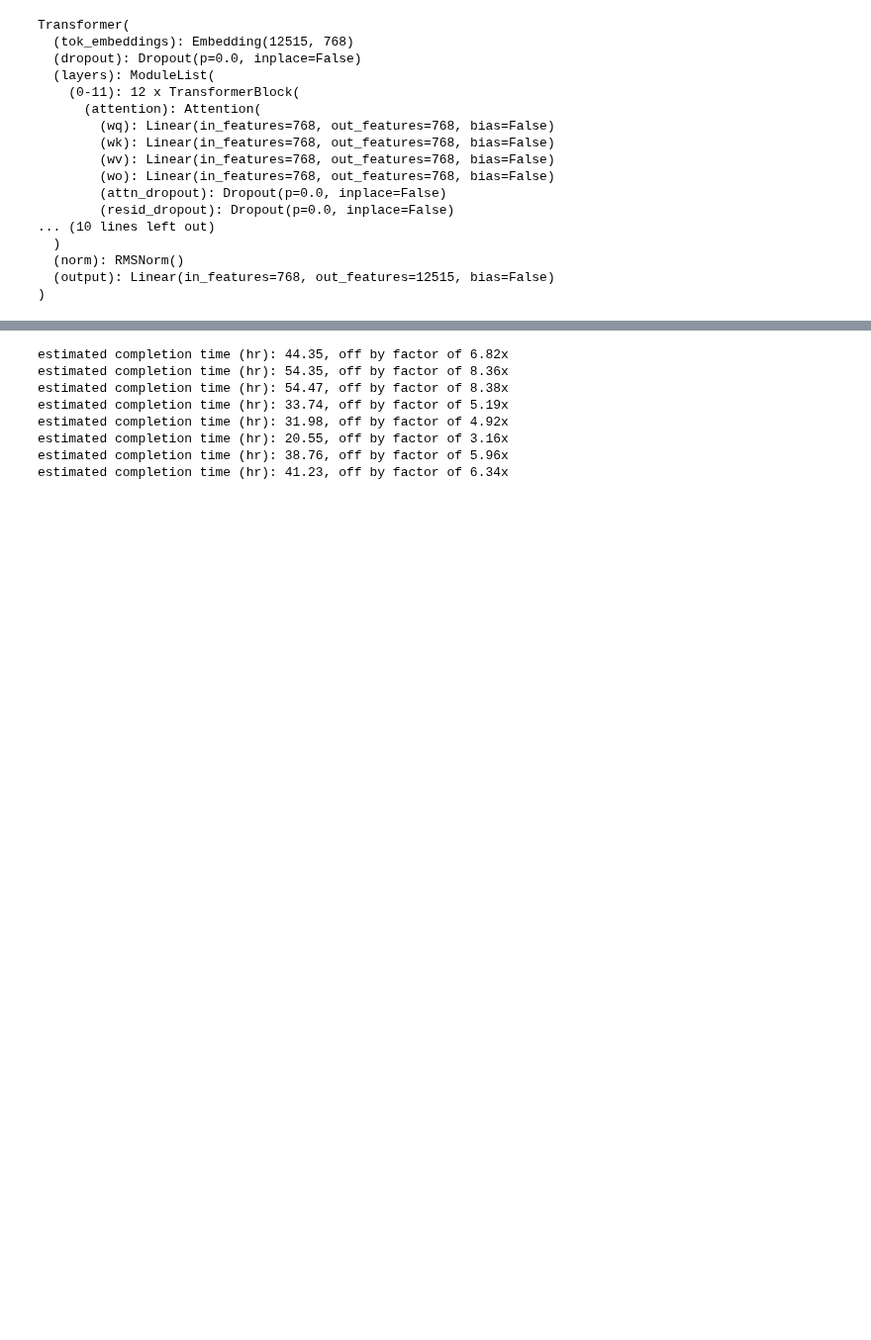
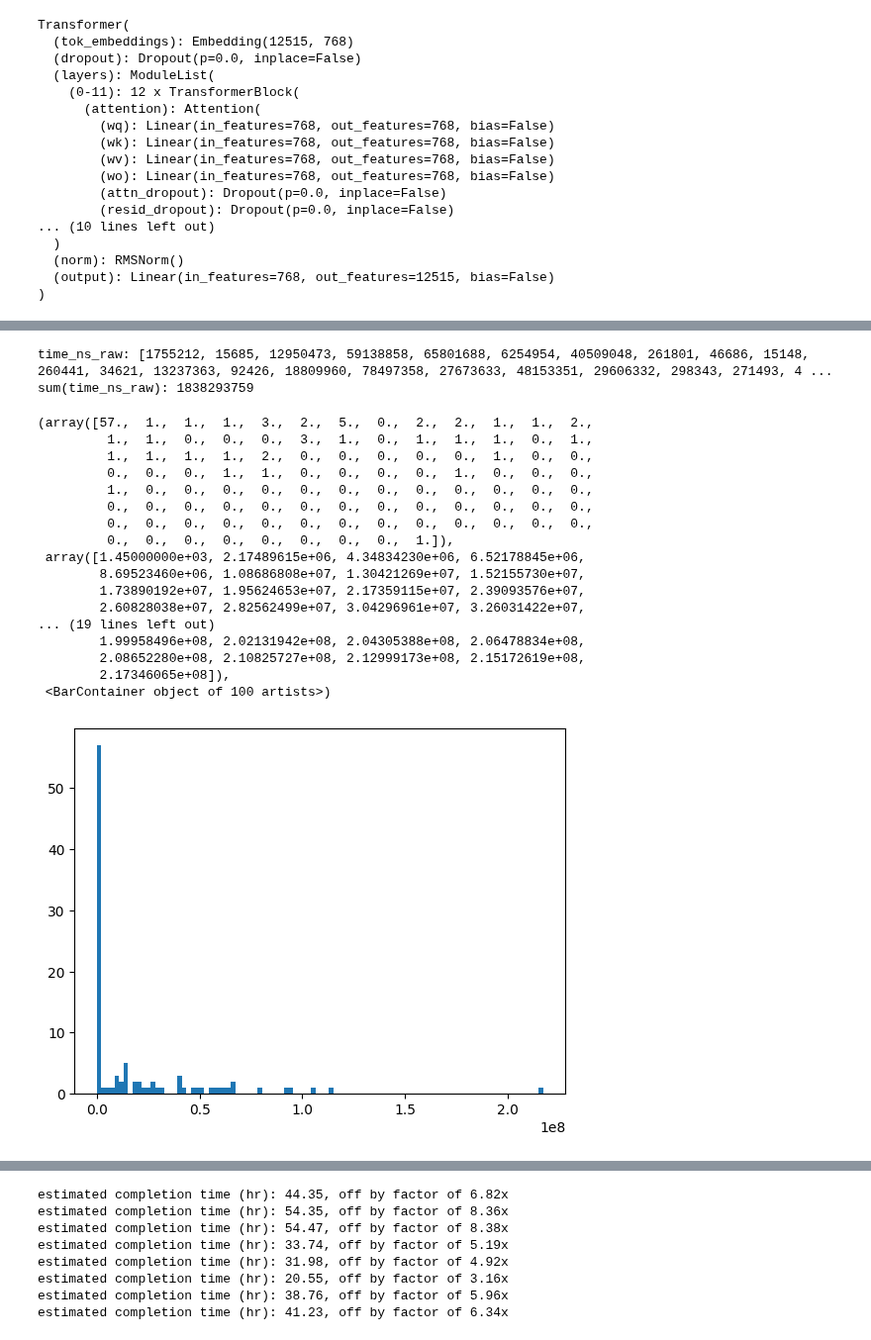
Before and after one commit to kingofguan/MarketGPT, a Jupyter notebook: notebooks/simulate.ipynb, the cells around one changed output, grey strips where cells are left out. Shown at 99% size. Saved outputs shown, nothing was run; the diff lists cells and outputs as text; code cells hidden in the pictures; blank space fills up the shorter version.

```diff
--- a/notebooks/simulate.ipynb
+++ b/notebooks/simulate.ipynb
@@ -460,6 +538,9 @@ for k,v in list(state_dict.items()):
         state_dict[k[len(unwanted_prefix):]] = state_dict.pop(k)
 model.load_state_dict(state_dict, strict=False)
 
+if quantize:
+    model = torch.quantization.quantize_dynamic(model, qconfig_spec={torch.nn.Linear}, dtype=torch.qint8)
+
 model.eval()
 model.to(device)
 # %% [output]
@@ -1080,13 +1170,14 @@ def process_message(
 # print("x.shape (@ t):", x.shape)
 # print("x (@ t):", x)
 # %%
-num_generation_steps = 5000 # 5000 * 6
+num_generation_steps = 1000 # 200 # 5000 # 5000 * 6
 num_errors = 0
 num_sampling_errors = 0
 L1_gen = []
 last_prices_gen = []
 num_add_order_msgs = 0
 num_exec_order_msgs = 0
+num_execmod_order_msgs = 0
 num_full_cancel_order_msgs = 0
 num_partial_cancel_order_msgs = 0
 num_replace_order_msgs = 0
@@ -1094,7 +1185,7 @@ start = True
 roll = False
 # block_size = model.config.block_size
 # block_size = model.params.max_seq_len
-new_block_size = 2688 # 10344 # use this param to shorten block size for faster generation
+new_block_size = 2688 # 112 msgs # 10344 # 431 msgs # use this param to shorten block size for faster generation
 # %%
 for t in tqdm(range(num_generation_steps)):
 # for t in range(num_generation_steps):
@@ -1289,0 +1439,32 @@ msg_debug # 500
+# %%
+time_ns_raw = [msg[9] for msg in X_raw]
+time_ns_raw
+print("time_ns_raw:", time_ns_raw)
+print("sum(time_ns_raw):", sum(time_ns_raw))
+
+# # plot a scatter plot of the time_ns values
+# plt.scatter(range(len(time_ns_raw)), time_ns_raw)
+
+# plot a histogram of the time_ns values
+plt.hist(time_ns_raw, bins=100)
+# %% [output]
+time_ns_raw: [1755212, 15685, 12950473, 59138858, 65801688, 6254954, 40509048, 261801, 46686, 15148, 260441, 34621, 13237363, 92426, 18809960, 78497358, 27673633, 48153351, 29606332, 298343, 271493, 4 ...
+sum(time_ns_raw): 1838293759
+(array([57.,  1.,  1.,  1.,  3.,  2.,  5.,  0.,  2.,  2.,  1.,  1.,  2.,
+         1.,  1.,  0.,  0.,  0.,  3.,  1.,  0.,  1.,  1.,  1.,  0.,  1.,
+         1.,  1.,  1.,  1.,  2.,  0.,  0.,  0.,  0.,  0.,  1.,  0.,  0.,
+         0.,  0.,  0.,  1.,  1.,  0.,  0.,  0.,  0.,  1.,  0.,  0.,  0.,
+         1.,  0.,  0.,  0.,  0.,  0.,  0.,  0.,  0.,  0.,  0.,  0.,  0.,
+         0.,  0.,  0.,  0.,  0.,  0.,  0.,  0.,  0.,  0.,  0.,  0.,  0.,
+         0.,  0.,  0.,  0.,  0.,  0.,  0.,  0.,  0.,  0.,  0.,  0.,  0.,
+         0.,  0.,  0.,  0.,  0.,  0.,  0.,  0.,  1.]),
+ array([1.45000000e+03, 2.17489615e+06, 4.34834230e+06, 6.52178845e+06,
+        8.69523460e+06, 1.08686808e+07, 1.30421269e+07, 1.52155730e+07,
+        1.73890192e+07, 1.95624653e+07, 2.17359115e+07, 2.39093576e+07,
+        2.60828038e+07, 2.82562499e+07, 3.04296961e+07, 3.26031422e+07,
+... (19 lines left out)
+        1.99958496e+08, 2.02131942e+08, 2.04305388e+08, 2.06478834e+08,
+        2.08652280e+08, 2.10825727e+08, 2.12999173e+08, 2.15172619e+08,
+        2.17346065e+08]),
+ <BarContainer object of 100 artists>)
+[figure, added]
```
Also changed, not shown: parts of 22 cells of this notebook, 6 other files.
